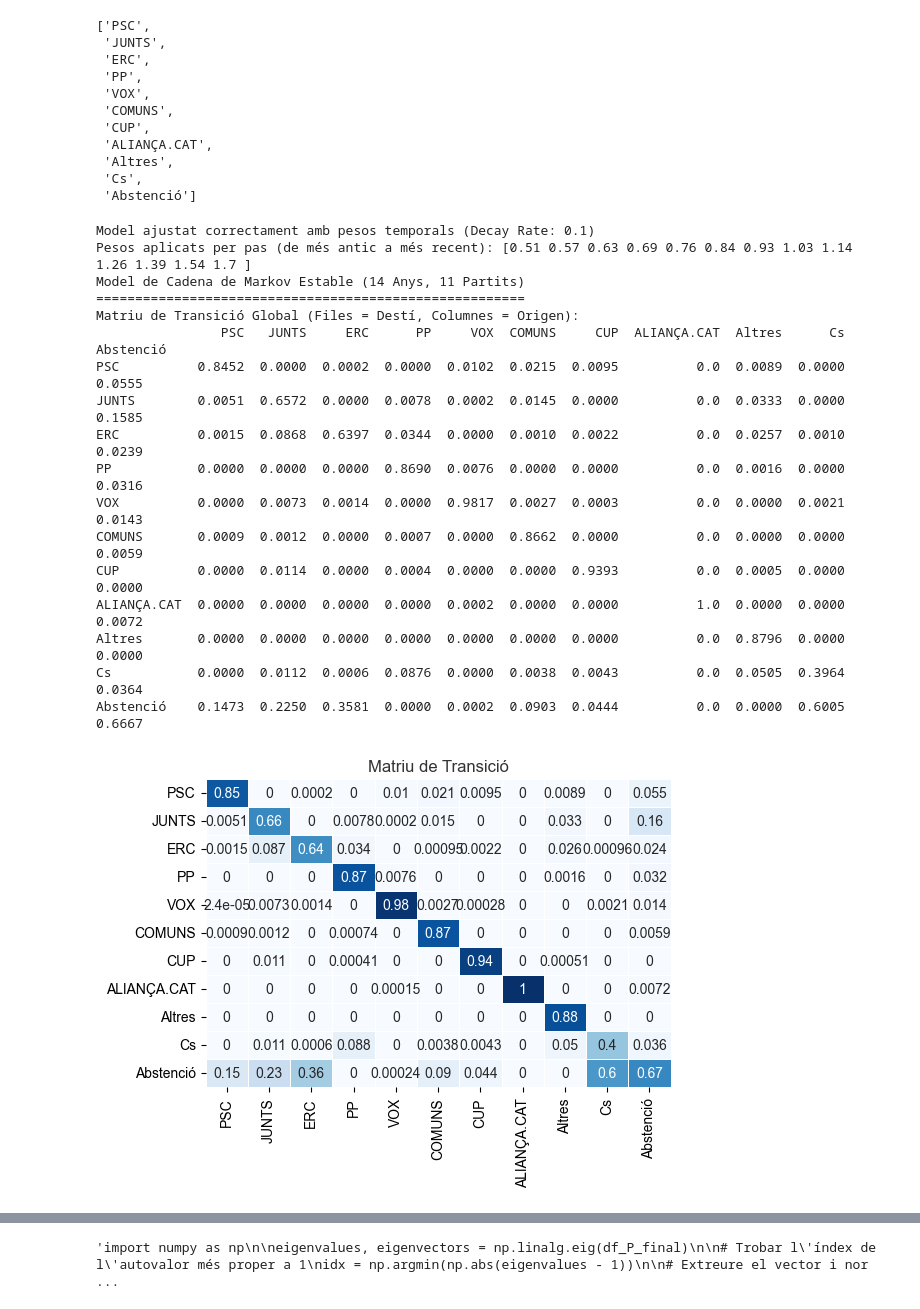
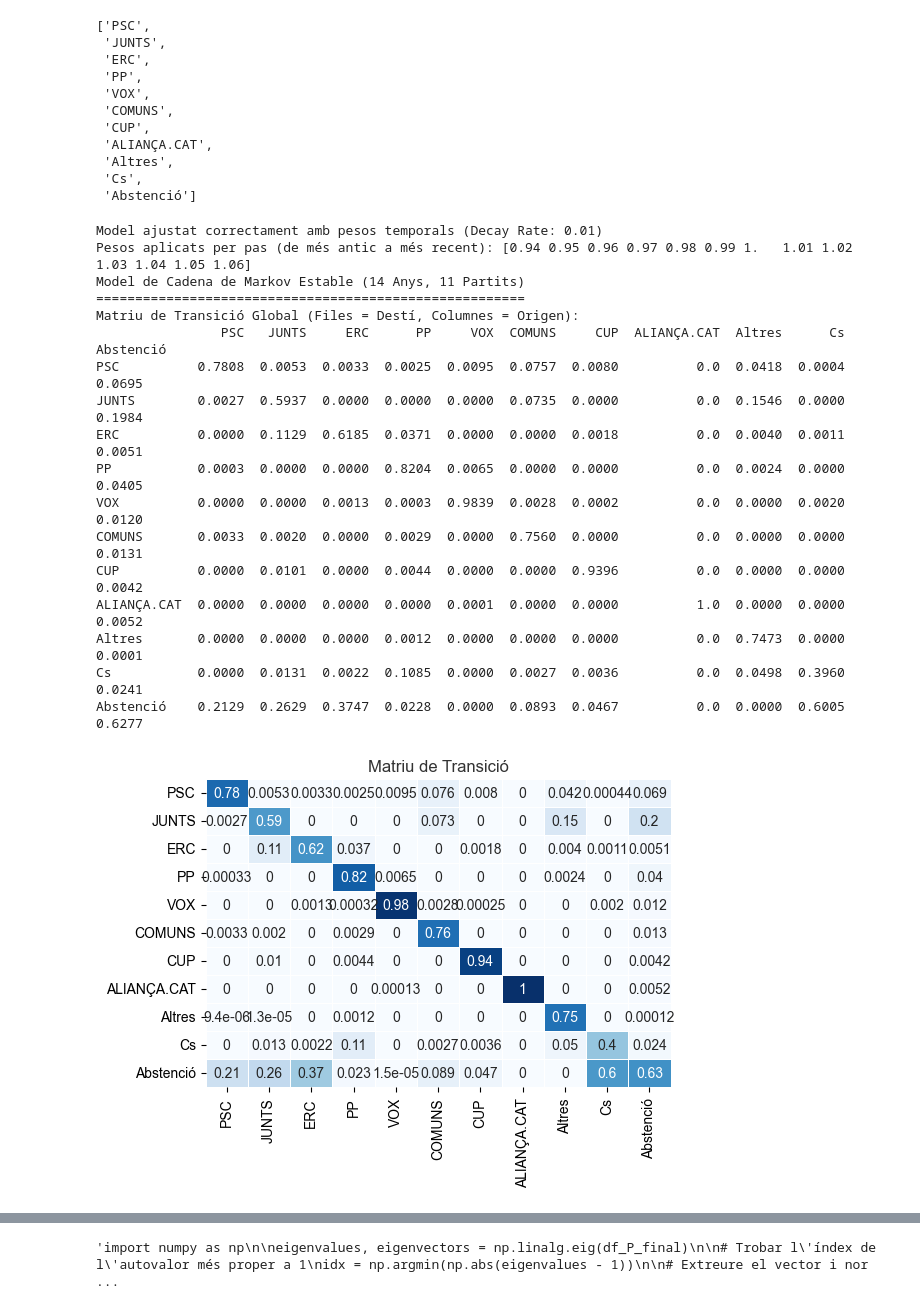
Before and after one commit to la1qa/Markov-Modelling-of-Electoral-Systems, a Jupyter notebook: basic.ipynb, the cells around one changed output, grey strips where cells are left out. Cells and saved outputs as stored; diff of their text form; code cells hidden in the pictures.

```diff
--- a/basic.ipynb
+++ b/basic.ipynb
@@ -38,30 +38,30 @@ list(df.columns)
 # %%
 from utils import StableMarkovChain
 
 mc = StableMarkovChain(df)
-mc.fit(decay_rate=0.1,sparse_threshold=1e-9,fidelitat_threshold=0.001)
+mc.fit(decay_rate=0.01,sparse_threshold=1e-9,fidelitat_threshold=0)
 
 print(mc)
 mc.plot_transition_matrix()
 # %% [output]
-Model ajustat correctament amb pesos temporals (Decay Rate: 0.1)
-Pesos aplicats per pas (de més antic a més recent): [0.51 0.57 0.63 0.69 0.76 0.84 0.93 1.03 1.14 1.26 1.39 1.54 1.7 ]
+Model ajustat correctament amb pesos temporals (Decay Rate: 0.01)
+Pesos aplicats per pas (de més antic a més recent): [0.94 0.95 0.96 0.97 0.98 0.99 1.   1.01 1.02 1.03 1.04 1.05 1.06]
 Model de Cadena de Markov Estable (14 Anys, 11 Partits)
 =======================================================
 Matriu de Transició Global (Files = Destí, Columnes = Origen):
                 PSC   JUNTS     ERC      PP     VOX  COMUNS     CUP  ALIANÇA.CAT  Altres      Cs  Abstenció
-PSC          0.8452  0.0000  0.0002  0.0000  0.0102  0.0215  0.0095          0.0  0.0089  0.0000     0.0555
-JUNTS        0.0051  0.6572  0.0000  0.0078  0.0002  0.0145  0.0000          0.0  0.0333  0.0000     0.1585
-ERC          0.0015  0.0868  0.6397  0.0344  0.0000  0.0010  0.0022          0.0  0.0257  0.0010     0.0239
-PP           0.0000  0.0000  0.0000  0.8690  0.0076  0.0000  0.0000          0.0  0.0016  0.0000     0.0316
-VOX          0.0000  0.0073  0.0014  0.0000  0.9817  0.0027  0.0003          0.0  0.0000  0.0021     0.0143
-COMUNS       0.0009  0.0012  0.0000  0.0007  0.0000  0.8662  0.0000          0.0  0.0000  0.0000     0.0059
-CUP          0.0000  0.0114  0.0000  0.0004  0.0000  0.0000  0.9393          0.0  0.0005  0.0000     0.0000
-ALIANÇA.CAT  0.0000  0.0000  0.0000  0.0000  0.0002  0.0000  0.0000          1.0  0.0000  0.0000     0.0072
-Altres       0.0000  0.0000  0.0000  0.0000  0.0000  0.0000  0.0000          0.0  0.8796  0.0000     0.0000
-Cs           0.0000  0.0112  0.0006  0.0876  0.0000  0.0038  0.0043          0.0  0.0505  0.3964     0.0364
-Abstenció    0.1473  0.2250  0.3581  0.0000  0.0002  0.0903  0.0444          0.0  0.0000  0.6005     0.6667
+PSC          0.7808  0.0053  0.0033  0.0025  0.0095  0.0757  0.0080          0.0  0.0418  0.0004     0.0695
+JUNTS        0.0027  0.5937  0.0000  0.0000  0.0000  0.0735  0.0000          0.0  0.1546  0.0000     0.1984
+ERC          0.0000  0.1129  0.6185  0.0371  0.0000  0.0000  0.0018          0.0  0.0040  0.0011     0.0051
+PP           0.0003  0.0000  0.0000  0.8204  0.0065  0.0000  0.0000          0.0  0.0024  0.0000     0.0405
+VOX          0.0000  0.0000  0.0013  0.0003  0.9839  0.0028  0.0002          0.0  0.0000  0.0020     0.0120
+COMUNS       0.0033  0.0020  0.0000  0.0029  0.0000  0.7560  0.0000          0.0  0.0000  0.0000     0.0131
+CUP          0.0000  0.0101  0.0000  0.0044  0.0000  0.0000  0.9396          0.0  0.0000  0.0000     0.0042
+ALIANÇA.CAT  0.0000  0.0000  0.0000  0.0000  0.0001  0.0000  0.0000          1.0  0.0000  0.0000     0.0052
+Altres       0.0000  0.0000  0.0000  0.0012  0.0000  0.0000  0.0000          0.0  0.7473  0.0000     0.0001
+Cs           0.0000  0.0131  0.0022  0.1085  0.0000  0.0027  0.0036          0.0  0.0498  0.3960     0.0241
+Abstenció    0.2129  0.2629  0.3747  0.0228  0.0000  0.0893  0.0467          0.0  0.0000  0.6005     0.6277
-[figure, old version]
+[figure, new version]
 # %%
 print(mc.get_steady_state())
 mc.plot_steady_state()
```
Also changed, not shown: parts of 7 cells of this notebook, 1 other file.
